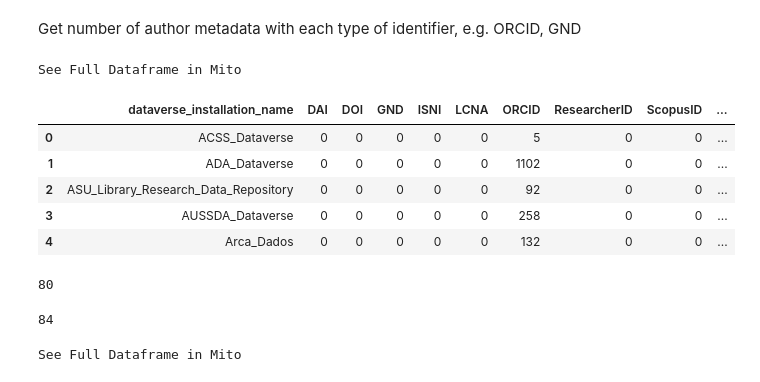
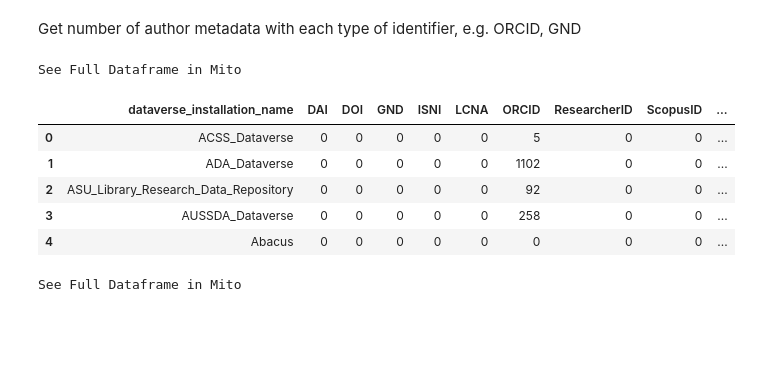
Before and after one commit to jggautier/ux-research-data-analysis, a Jupyter notebook: notebooks/PIDs_for_people_in_Dataverse_datasets/PIDs_for_people_in_HDV_datasets.ipynb, the cells around one changed output. Drawn from its saved outputs; the diff is of its cells as text; code cells hidden in the pictures; blank space fills up the shorter version.

```diff
--- a/notebooks/PIDs_for_people_in_Dataverse_datasets/PIDs_for_people_in_HDV_datasets.ipynb
+++ b/notebooks/PIDs_for_people_in_Dataverse_datasets/PIDs_for_people_in_HDV_datasets.ipynb
@@ -200,46 +200,39 @@ See Full Dataframe in Mito
 | 4 | Abacus | 0 | 1 | 4083 |
 # %% [markdown]
 Get number of author metadata with each type of identifier, e.g. ORCID, GND
-# %%
-countOfValidIdentifiersByTypeAndInstallationDf = (pd
-    .crosstab(
-        authorsWithCompleteIdentifiersDf.dataverse_installation_name,
-        authorsWithCompleteIdentifiersDf.authorIdentifierScheme)#,
-        # margins=True, margins_name='Total')
-    .reset_index(drop=False, inplace=False)
-    .rename_axis(None, axis=1)
-)
-
-countOfValidIdentifiersByTypeAndInstallationDf.head()
-# %% [output]
-See Full Dataframe in Mito
-|  | dataverse_installation_name | DAI | DOI | GND | ISNI | LCNA | ORCID | ResearcherID | ScopusID | ... |
-| 0 | ACSS_Dataverse | 0 | 0 | 0 | 0 | 0 | 5 | 0 | 0 | ... |
-| 1 | ADA_Dataverse | 0 | 0 | 0 | 0 | 0 | 1102 | 0 | 0 | ... |
-| 2 | ASU_Library_Research_Data_Repository | 0 | 0 | 0 | 0 | 0 | 92 | 0 | 0 | ... |
-| 3 | AUSSDA_Dataverse | 0 | 0 | 0 | 0 | 0 | 258 | 0 | 0 | ... |
-| 4 | Arca_Dados | 0 | 0 | 0 | 0 | 0 | 132 | 0 | 0 | ... |
-# %%
-print(len(countOfValidIdentifiersByTypeAndInstallationDf))
-# %% [output]
-80
 # %%
+countOfValidIdentifiersByTypeAndInstallationDf = (pd
+    .crosstab(
+        authorsWithCompleteIdentifiersDf.dataverse_installation_name,
+        authorsWithCompleteIdentifiersDf.authorIdentifierScheme)#,
+        # margins=True, margins_name='Total')
+    .reset_index(drop=False, inplace=False)
+    .rename_axis(None, axis=1)
+)
 
 # Add rows for installations that have no complete identifiers
 installationsWithCompleteIdentifiers = countOfValidIdentifiersByTypeAndInstallationDf['dataverse_installation_name'].tolist()
 installationsWithNoCompleteIdentifiers = set(allInstallationsList) - set(installationsWithCompleteIdentifiers)
-
 for installation in installationsWithNoCompleteIdentifiers:
     countOfValidIdentifiersByTypeAndInstallationDf.loc[-1] = [
         installation, 0, 0, 0, 0, 0, 0, 0, 0, 0, 0, ]
     countOfValidIdentifiersByTypeAndInstallationDf.index = countOfValidIdentifiersByTypeAndInstallationDf.index + 1
 
-# print(installationsWithNoCompleteIdentifiers)
+# Order by installation name and reset index
+countOfValidIdentifiersByTypeAndInstallationDf = (countOfValidIdentifiersByTypeAndInstallationDf
+    .sort_values('dataverse_installation_name')
+    .reset_index(drop=True, inplace=False)
+)
+
+countOfValidIdentifiersByTypeAndInstallationDf.head()
+# %% [output]
+See Full Dataframe in Mito
+|  | dataverse_installation_name | DAI | DOI | GND | ISNI | LCNA | ORCID | ResearcherID | ScopusID | ... |
+| 0 | ACSS_Dataverse | 0 | 0 | 0 | 0 | 0 | 5 | 0 | 0 | ... |
+| 1 | ADA_Dataverse | 0 | 0 | 0 | 0 | 0 | 1102 | 0 | 0 | ... |
+| 2 | ASU_Library_Research_Data_Repository | 0 | 0 | 0 | 0 | 0 | 92 | 0 | 0 | ... |
+| 3 | AUSSDA_Dataverse | 0 | 0 | 0 | 0 | 0 | 258 | 0 | 0 | ... |
+| 4 | Abacus | 0 | 0 | 0 | 0 | 0 | 0 | 0 | 0 | ... |
-# %%
-
-print(len(countOfValidIdentifiersByTypeAndInstallationDf))
-# %% [output]
-84
 # %%
 # Export the dataframe as a CSV file
 countOfValidIdentifiersByTypeAndInstallationDf.to_csv('countOfValidIdentifiersByTypeAndInstallationDf.csv', index=False)
```
